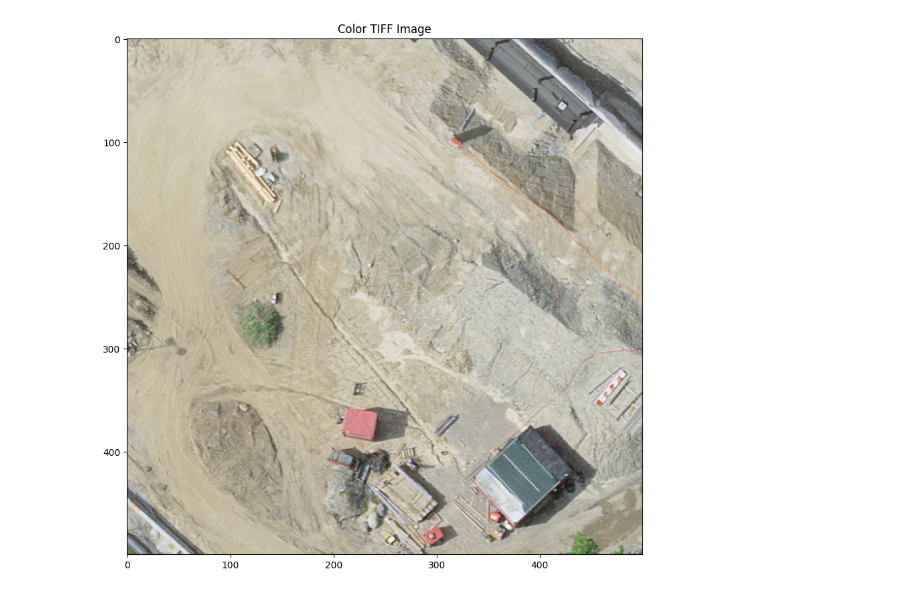
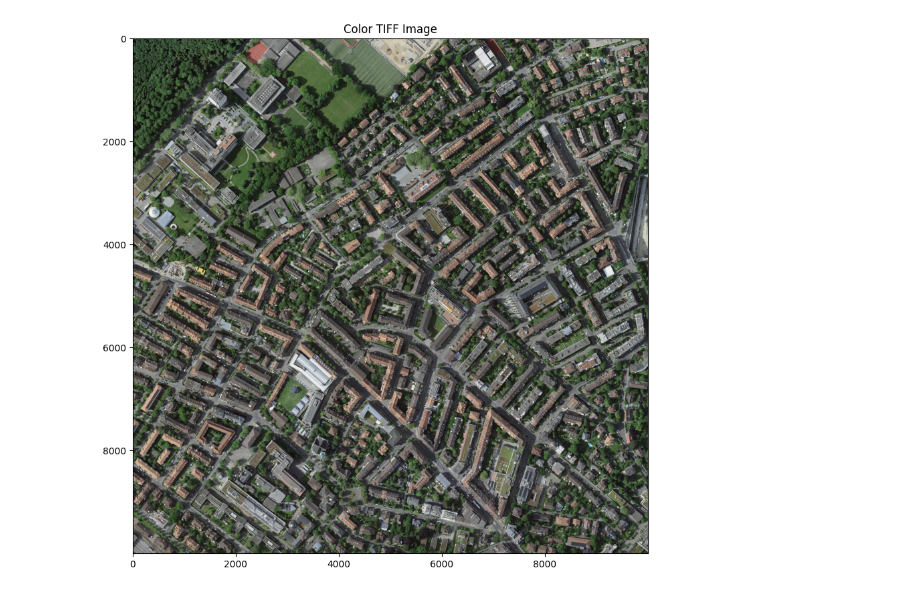
Before and after one commit to bbvch/hackathon_bern_23, a Jupyter notebook: notebooks/tif_splitter.ipynb, the cells around one changed output. Saved outputs shown, nothing was run; the diff lists cells and outputs as text; code cells hidden in the pictures.

```diff
--- a/notebooks/tif_splitter.ipynb
+++ b/notebooks/tif_splitter.ipynb
@@ -68,6 +68,6 @@ grid_size = (500, 500)  # Custom grid size (width, height) in pixels
 split_tif_into_grid(input_file, output_dir, grid_size)
 # %%
 # Usage
-plot_tif_color("../grid/grid_0_10.tif")
+plot_tif_color("../orthoimages/swissimage-dop10_2021_2599-1200_0.1_2056.tif")
 # %% [output]
-[figure, old version]
+[figure, new version]
```
Also changed, not shown: 5 other files.
